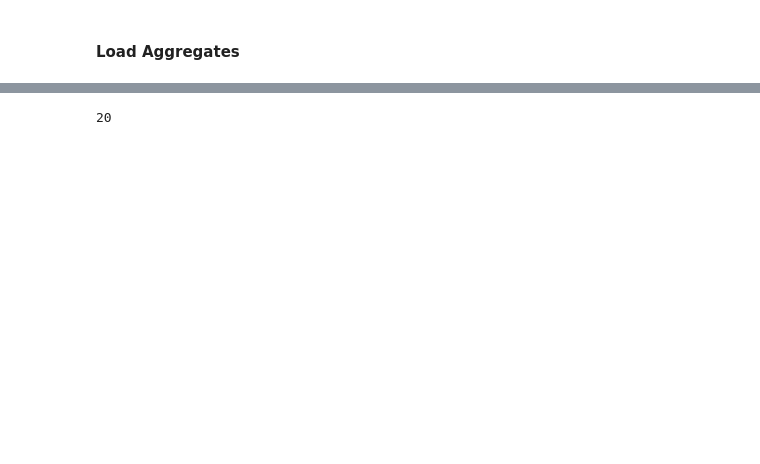
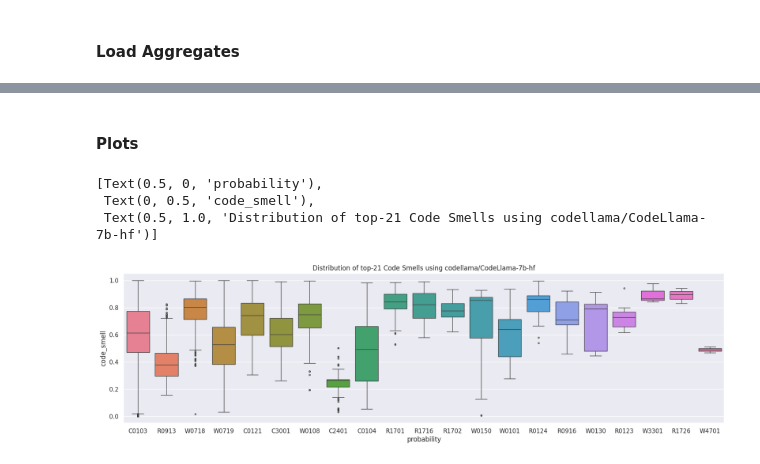
Before and after one commit to WM-SEMERU/CodeSmellExt, a Jupyter notebook: nbs/04_global_analysis.ipynb, the cells around one changed output, grey strips where cells are left out. Cells and saved outputs as stored; diff of their text form; code cells hidden in the pictures; blank space fills up the shorter version.

```diff
--- a/nbs/04_global_analysis.ipynb
+++ b/nbs/04_global_analysis.ipynb
@@ -220,5 +138,0 @@ global_concept_dataframe.to_csv(params['output_path'] + '/' + params['current_mo
-# %%
-torch.cuda.empty_cache()
-gc.collect()
-# %% [output]
-20
@@ -224,0 +175,27 @@ gc.collect()
+# %%
+actual_probs_distributions = pd.read_csv(f"{params['output_path']}/{params['current_model']}_q_{params['quantization']}/actual_probs_distributions_top{params['top-k']}", index_col=0)
+actual_probs_distributions_snormal = pd.read_csv(f"{params['output_path']}/{params['current_model']}_q_{params['quantization']}/actual_probs_distributions_snormal_top{params['top-k']}", index_col=0)
+actual_probs_distributions_boxcox = pd.read_csv(f"{params['output_path']}/{params['current_model']}_q_{params['quantization']}/actual_probs_distributions_boxcox_top{params['top-k']}", index_col=0)
+
+actual_probs_distributions_boostrapped = pd.read_csv(f"{params['output_path']}/{params['current_model']}_q_{params['quantization']}/actual_probs_distributions_boostrapped_top{params['top-k']}", index_col=0)
+actual_probs_distributions_boostrapped_boxcox = pd.read_csv(f"{params['output_path']}/{params['current_model']}_q_{params['quantization']}/actual_probs_distributions_boostrapped_boxcox_top{params['top-k']}", index_col=0)
+actual_probs_distributions_boostrapped_snormal = pd.read_csv(f"{params['output_path']}/{params['current_model']}_q_{params['quantization']}/actual_probs_distributions_boostrapped_snormal_top{params['top-k']}", index_col=0)
+# %% [markdown]
+#### Plots
+# %%
+plt.figure(figsize=(20,5))
+smells_distribution_plot = sns.boxplot(
+        data=actual_probs_distributions,
+        y="code_smell_actual_prob",
+        x="msg_id",
+        fliersize = 2.5,
+        #orient="vh",
+        #notch=True,
+        hue='msg_id'
+)
+smells_distribution_plot.set(xlabel=f"probability", ylabel="code_smell", title=f"Distribution of top-{params['top-k']} Code Smells using {params['causal_models'][params['current_model']]}")
+# %% [output]
+[Text(0.5, 0, 'probability'),
+ Text(0, 0.5, 'code_smell'),
+ Text(0.5, 1.0, 'Distribution of top-21 Code Smells using codellama/CodeLlama-7b-hf')]
+[figure, added]
```
Also changed, not shown: parts of 50 cells of this notebook, 16 other files.
